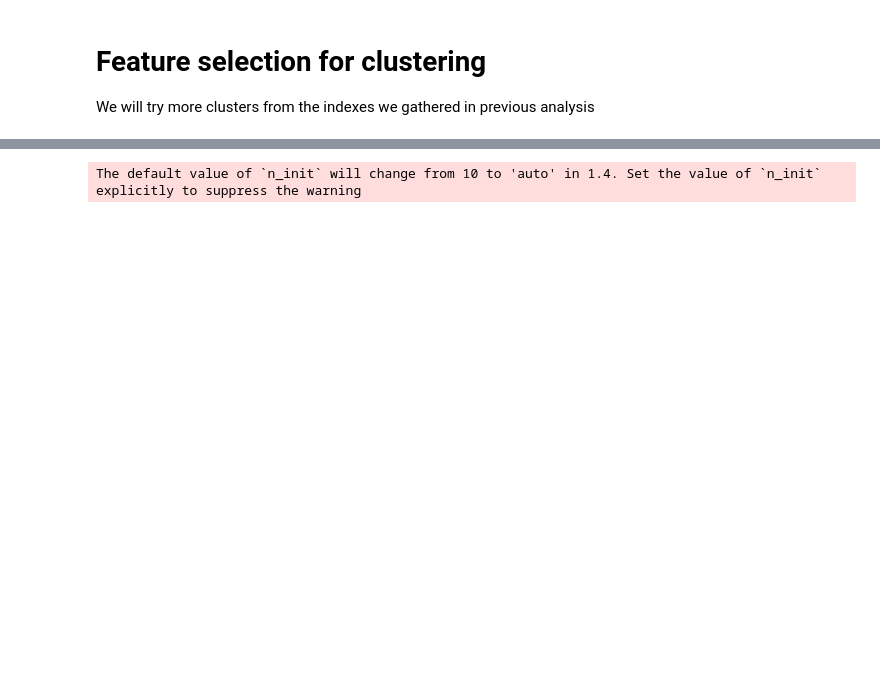
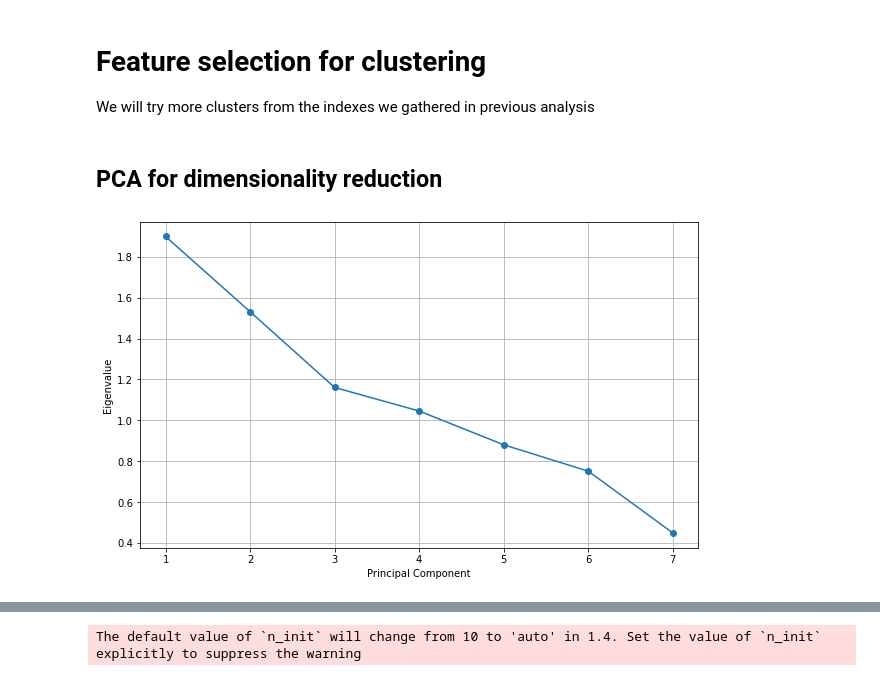
Before and after one commit to TheDarkPyotr/DataMining2023, a Jupyter notebook: source/Task2_Clustering_Analysis.ipynb, the cells around one changed output, grey strips where cells are left out. Drawn from its saved outputs; the diff is of its cells as text; code cells hidden in the pictures; blank space fills up the shorter version.

```diff
--- a/source/Task2_Clustering_Analysis.ipynb
+++ b/source/Task2_Clustering_Analysis.ipynb
@@ -72,3 +67,35 @@ scaled_data = scaler.fit_transform(selected_features)
+# %% [markdown]
+## PCA for dimensionality reduction
+# %%
+from sklearn.preprocessing import StandardScaler
+from sklearn.decomposition import PCA
+
+# Standardize the data
+scaler = StandardScaler()
+X_scaled = scaler.fit_transform(selected_features)
+# gettin dataset for clustering
+df_scaled_clustering = pd.DataFrame(X_scaled, columns=selected_features.columns)
+
+pca = PCA(n_components=7)
+X_pca = pca.fit(X_scaled)
+
+# getting eigenvalues and eigenvectors
+
+eigenvalues = pca.explained_variance_
+eigenvectors = pca.components_
+
+explained_variance_ratio = pca.explained_variance_ratio_
+
+# Screeplot
+plt.figure(figsize=(10, 6))
+plt.plot(range(1, len(eigenvalues)+1), eigenvalues, marker='o')
+#add grid
+plt.grid()
+plt.xlabel('Principal Component')
+plt.ylabel('Eigenvalue')
+plt.show()
+# %% [output]
+[figure, added]
 # %%
 selected_features.info()
 # %% [output]
```
Also changed, not shown: parts of 28 cells of this notebook, 3 other files.
